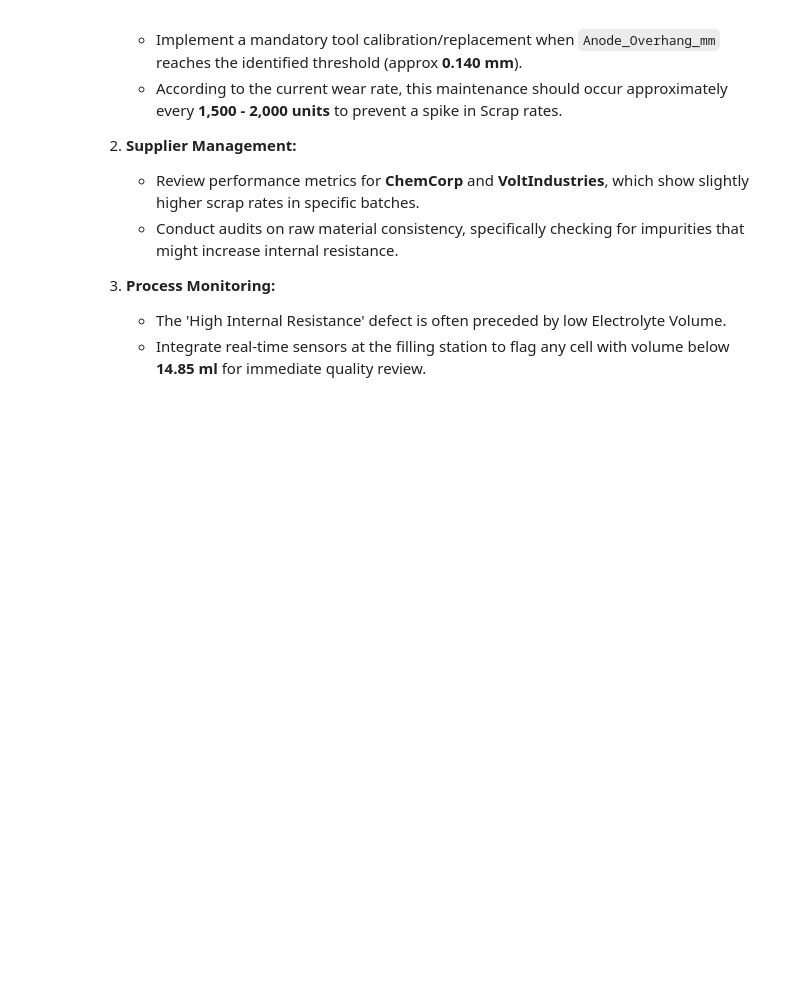
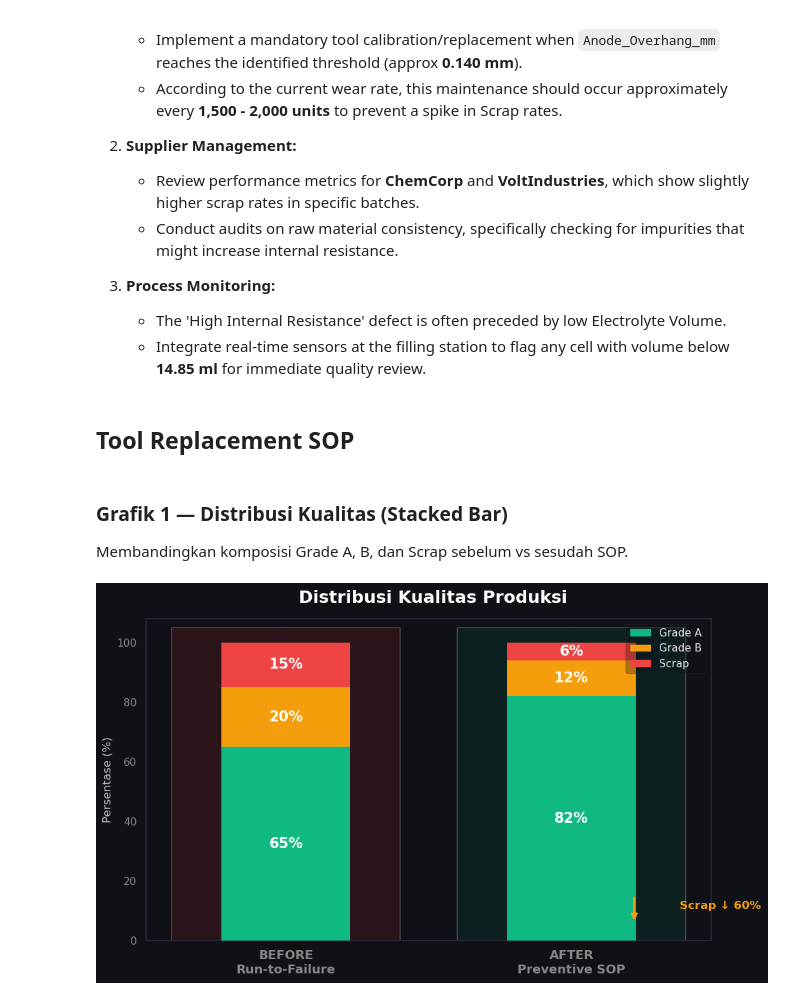
Before and after one commit to safalah/manufacturing-defect-analysis, a Jupyter notebook: ev_battery_qc_analysis.ipynb, the cells around one changed output. Cells and saved outputs as stored; diff of their text form; code cells hidden in the pictures; blank space fills up the shorter version.

```diff
--- a/ev_battery_qc_analysis.ipynb
+++ b/ev_battery_qc_analysis.ipynb
@@ -329,3 +329,5 @@ Based on the data-driven analysis of manufacturing parameters and battery qualit
 3. **Process Monitoring:**
    - The 'High Internal Resistance' defect is often preceded by low Electrolyte Volume.
    - Integrate real-time sensors at the filling station to flag any cell with volume below **14.85 ml** for immediate quality review.
+# %% [markdown]
+## Tool Replacement SOP
@@ -331,0 +394,46 @@ Based on the data-driven analysis of manufacturing parameters and battery qualit
+# %% [markdown]
+### Grafik 1 — Distribusi Kualitas (Stacked Bar)
+Membandingkan komposisi Grade A, B, dan Scrap sebelum vs sesudah SOP.
+# %%
+fig, ax = plt.subplots(figsize=(10, 6))
+fig.patch.set_facecolor(C_BG)
+
+x = np.arange(len(labels_scenario))
+bar_w = 0.45
+
+bars_A = ax.bar(x, pct_A, bar_w, label='Grade A', color=C_GRADE_A, edgecolor='none', zorder=3)
+bars_B = ax.bar(x, pct_B, bar_w, bottom=pct_A, label='Grade B', color=C_GRADE_B, edgecolor='none', zorder=3)
+bars_S = ax.bar(x, pct_scrap, bar_w, bottom=[a+b for a,b in zip(pct_A, pct_B)], label='Scrap', color=C_SCRAP, edgecolor='none', zorder=3)
+
+# Label persen di dalam bar
+for bars, bottoms in [(bars_A, [0,0]), (bars_B, pct_A), (bars_S, [a+b for a,b in zip(pct_A, pct_B)])]:
+    for bar, bot in zip(bars, bottoms):
+        h = bar.get_height()
+        if h > 5:
+            ax.text(bar.get_x() + bar.get_width()/2, bot + h/2,
+                    f'{h}%', ha='center', va='center', fontsize=15, fontweight='bold', color='white')
+
+# Highlight kotak merah & hijau di belakang bar
+ax.add_patch(FancyBboxPatch((-0.35, -5), 0.7, 110, boxstyle='round,pad=0.05',
+             facecolor=C_RED_DIM, alpha=0.25, zorder=1))
+ax.add_patch(FancyBboxPatch((0.65, -5), 0.7, 110, boxstyle='round,pad=0.05',
+             facecolor=C_GREEN_DIM, alpha=0.25, zorder=1))
+
+ax.set_xticks(x)
+ax.set_xticklabels(labels_scenario, fontsize=13, fontweight='bold')
+ax.set_ylabel('Persentase (%)', fontsize=12)
+ax.set_ylim(0, 108)
+ax.legend(loc='upper right', fontsize=11, framealpha=0.3, edgecolor='#333')
+ax.grid(axis='y')
+
+# Anotasi penurunan scrap
+ax.annotate('', xy=(1.22, 6), xytext=(1.22, 15),
+            arrowprops=dict(arrowstyle='->', color=C_GOLD, lw=2.5))
+ax.text(1.38, 10.5, 'Scrap ↓ 60%', fontsize=12, fontweight='bold', color=C_GOLD)
+
+fig.suptitle('Distribusi Kualitas Produksi', fontsize=18, fontweight='bold', y=0.97, color='white')
+plt.tight_layout()
+plt.savefig('chart_1_kualitas.png', dpi=180, bbox_inches='tight', facecolor=C_BG)
+plt.show()
+# %% [output]
+[figure, added]
```
Also changed, not shown: parts of 6 cells of this notebook.
